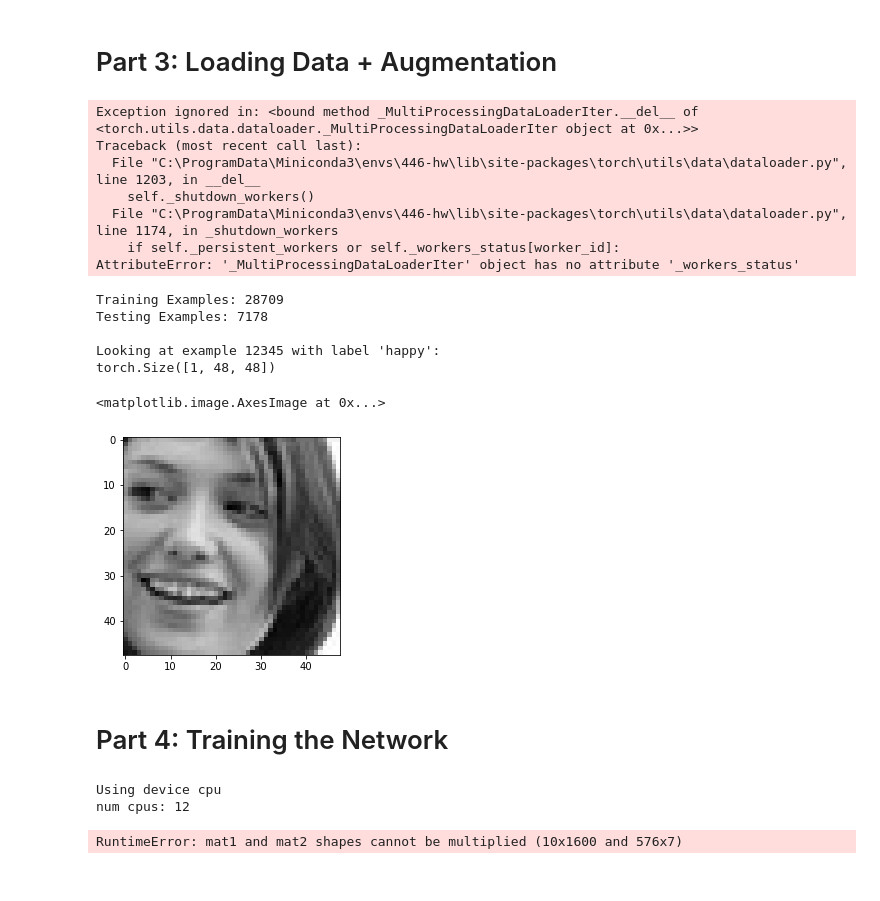
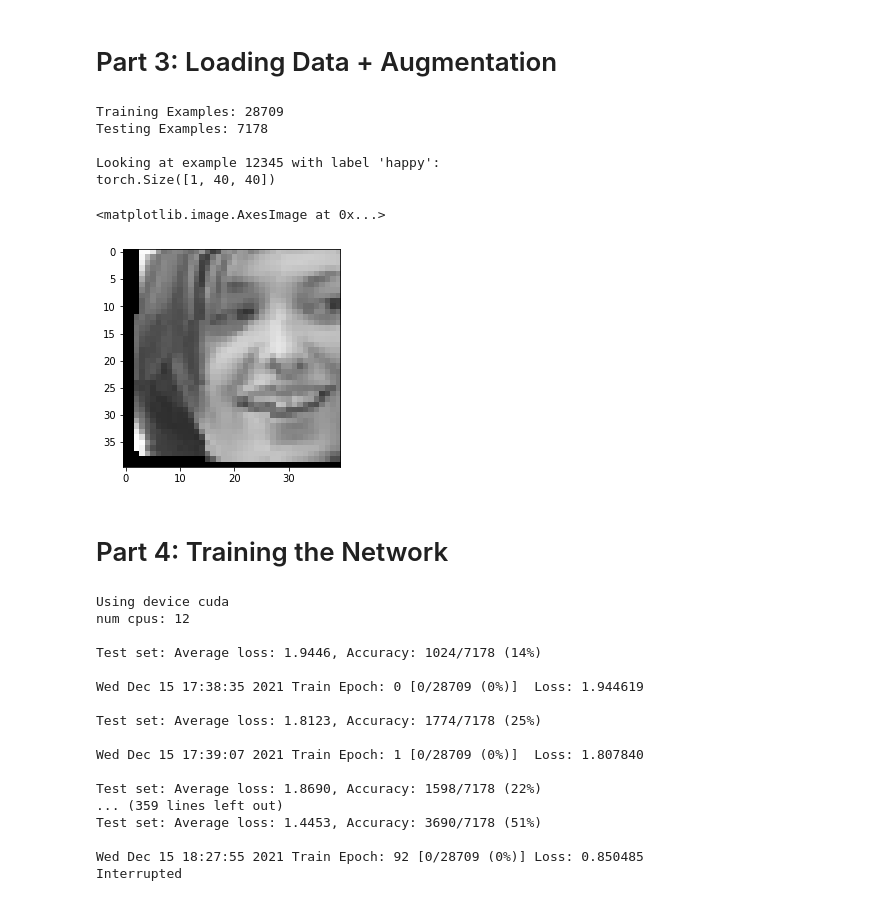
Before and after one commit to sberchenko-2/Emojify, a Jupyter notebook: src/train_model.ipynb, the cells around one changed output. Cells and saved outputs as stored; diff of their text form; code cells hidden in the pictures.

Commit message:
training

```diff
--- a/src/train_model.ipynb
+++ b/src/train_model.ipynb
@@ -126,57 +136,57 @@ def test(model, device, test_loader, log_interval=None):
 # %% [markdown]
 # Part 3: Loading Data + Augmentation
 # %%
+MAX_RESIZE = 0.2
+
 transform_train = transforms.Compose([
     transforms.Grayscale(num_output_channels=1),
+    transforms.Resize(int(48 * (2 * MAX_RESIZE * np.random.random() + (1 - MAX_RESIZE)) + 0.5)),
+    transforms.RandomRotation(20),
+    transforms.RandomHorizontalFlip(),
+    transforms.RandomCrop(40, padding=4),
     transforms.ToTensor(),
+    transforms.Normalize(0, 1),
 ])
 
 transform_test = transforms.Compose([
     transforms.Grayscale(num_output_channels=1),
+    transforms.RandomCrop(40, padding=4),
     transforms.ToTensor(),
 ])
 
 data_train = datasets.ImageFolder(root="../data/train", transform=transform_train)
 data_test = datasets.ImageFolder(root="../data/test", transform=transform_test)
 
 print(f"Training Examples: {len(data_train)}")
 print(f"Testing Examples: {len(data_test)}")  # Dataset said we should have 3589 examples, yet we have x2 - duplicates??
 
 indx = 12345
 example = data_train[indx][0]
 label   = data_train[indx][1]
 
 print(f"\nLooking at example {indx} with label '{LABEL_ENCODING[label]}':")
 print(example.shape)
 plt.imshow(np.squeeze(example), cmap='gray')
 # %% [output]
-Exception ignored in: <bound method _MultiProcessingDataLoaderIter.__del__ of <torch.utils.data.dataloader._MultiProcessingDataLoaderIter object at 0x...>>
-Traceback (most recent call last):
-  File "C:\ProgramData\Miniconda3\envs\446-hw\lib\site-packages\torch\utils\data\dataloader.py", line 1203, in __del__
-    self._shutdown_workers()
-  File "C:\ProgramData\Miniconda3\envs\446-hw\lib\site-packages\torch\utils\data\dataloader.py", line 1174, in _shutdown_workers
-    if self._persistent_workers or self._workers_status[worker_id]:
-AttributeError: '_MultiProcessingDataLoaderIter' object has no attribute '_workers_status'
+Training Examples: 28709
+Testing Examples: 7178
+
+Looking at example 12345 with label 'happy':
+torch.Size([1, 40, 40])
-Training Examples: 28709
-Testing Examples: 7178
-
-Looking at example 12345 with label 'happy':
-torch.Size([1, 48, 48])
+<matplotlib.image.AxesImage at 0x...>
-<matplotlib.image.AxesImage at 0x...>
-[figure, old version]
+[figure, new version]
 # %% [markdown]
 # Part 4: Training the Network
 # %%
 # Play around with these constants, you may find a better setting.
 BATCH_SIZE = 512
 TEST_BATCH_SIZE = 10
-EPOCHS = 20
-LEARNING_RATE = 0.2
-MOMENTUM = 0
-USE_CUDA = False
-SEED = 0
+EPOCHS = 100
+LEARNING_RATE = 0.08
+MOMENTUM = 0.9
+USE_CUDA = True
 PRINT_INTERVAL = 100
-WEIGHT_DECAY = 0
+WEIGHT_DECAY = 0.001
 
 # Now the actual training code
 use_cuda = USE_CUDA and torch.cuda.is_available()
@@ -185,8 +195,9 @@ device = torch.device("cuda" if use_cuda else "cpu")
 print('Using device', device)
 print('num cpus:', multiprocessing.cpu_count())
 
-kwargs = {'num_workers': 0,
+kwargs = {'num_workers': multiprocessing.cpu_count(),
           'pin_memory': True} if use_cuda else {}
+kwargs = {}
 
 class_names = ['plane', 'car', 'bird', 'cat', 'deer', 'dog', 'frog', 'horse', 'ship', 'truck']
 
@@ -202,16 +213,16 @@ start_epoch = 0 # model.load_last_model(LOG_PATH)
 train_losses, test_losses, test_accuracies = [], [], [] # pt_util.read_log(LOG_PATH + 'log.pkl', ([], [], []))
 test_loss, test_accuracy = test(model, device, test_loader)
 
-test_losses.append((start_epoch, test_loss))
-test_accuracies.append((start_epoch, test_accuracy))
+test_losses.append(test_loss)
+test_accuracies.append(test_accuracy)
 
 try:
     for epoch in range(start_epoch, EPOCHS + 1):
         train_loss = train(model, device, train_loader, optimizer, epoch, PRINT_INTERVAL)
         test_loss, test_accuracy = test(model, device, test_loader)
-        train_losses.append((epoch, train_loss))
-        test_losses.append((epoch, test_loss))
-        test_accuracies.append((epoch, test_accuracy))
+        train_losses.append(train_loss)
+        test_losses.append(test_loss)
+        test_accuracies.append(test_accuracy)
         # pt_util.write_log(LOG_PATH + 'log.pkl', (train_losses, test_losses, test_accuracies))
         # model.save_best_model(test_accuracy, LOG_PATH + '%03d.pt' % epoch)
 
@@ -223,13 +234,28 @@ except:
     traceback.print_exc()
 finally:
     # model.save_model(LOG_PATH + '%03d.pt' % epoch, 0)
-    ep, val = zip(*train_losses)
+    # ep, val = zip(*train_losses)
     # pt_util.plot(ep, val, 'Train loss', 'Epoch', 'Error')
-    ep, val = zip(*test_losses)
+    # ep, val = zip(*test_losses)
     # pt_util.plot(ep, val, 'Test loss', 'Epoch', 'Error')
-    ep, val = zip(*test_accuracies)
+    # ep, val = zip(test_accuracies)
     # pt_util.plot(ep, val, 'Test accuracy', 'Epoch', 'Error')
+    print('')
 # %% [output]
-Using device cpu
+Using device cuda
 num cpus: 12
+
+Test set: Average loss: 1.9446, Accuracy: 1024/7178 (14%)
+
+Wed Dec 15 17:38:35 2021 Train Epoch: 0 [0/28709 (0%)]  Loss: 1.944619
+
+Test set: Average loss: 1.8123, Accuracy: 1774/7178 (25%)
+
+Wed Dec 15 17:39:07 2021 Train Epoch: 1 [0/28709 (0%)]  Loss: 1.807840
+
+Test set: Average loss: 1.8690, Accuracy: 1598/7178 (22%)
+... (359 lines left out)
+Test set: Average loss: 1.4453, Accuracy: 3690/7178 (51%)
+
+Wed Dec 15 18:27:55 2021 Train Epoch: 92 [0/28709 (0%)] Loss: 0.850485
+Interrupted
-RuntimeError: mat1 and mat2 shapes cannot be multiplied (10x1600 and 576x7)
```
Also changed, not shown: parts of 3 cells of this notebook.
